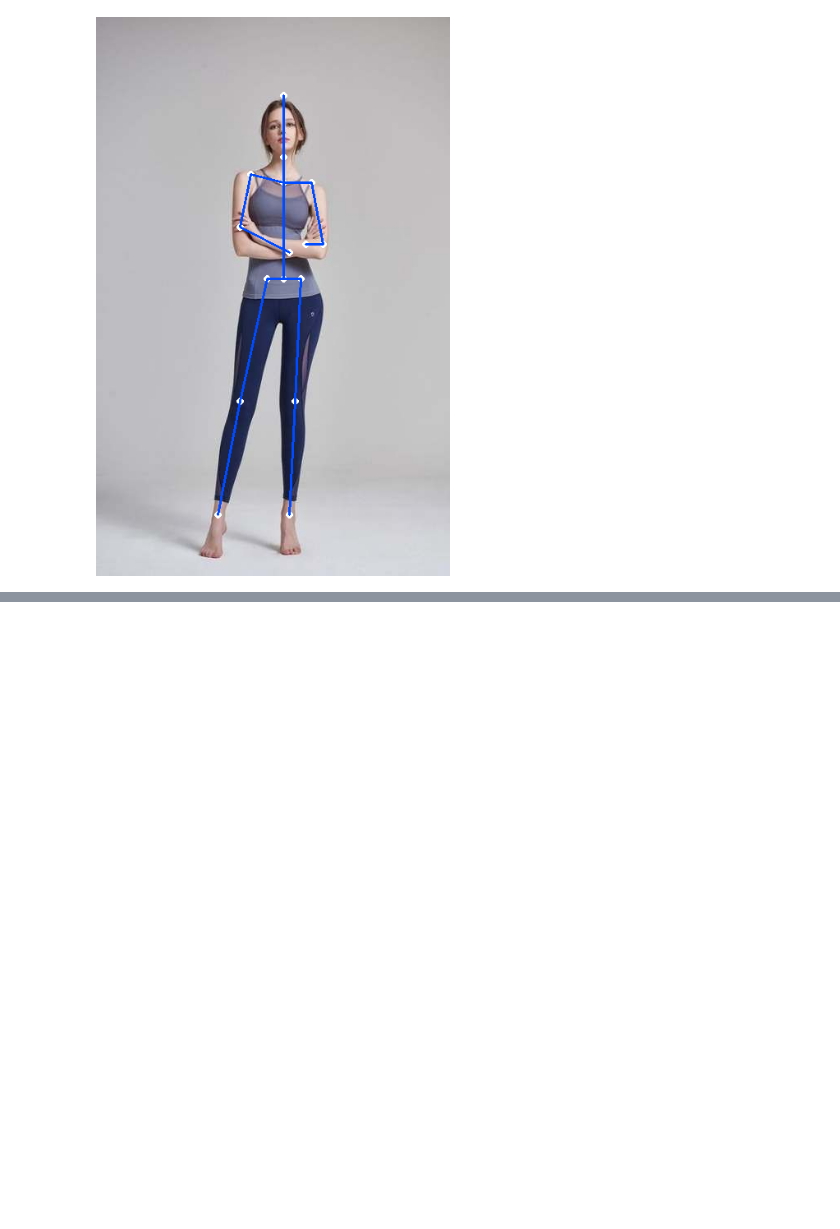
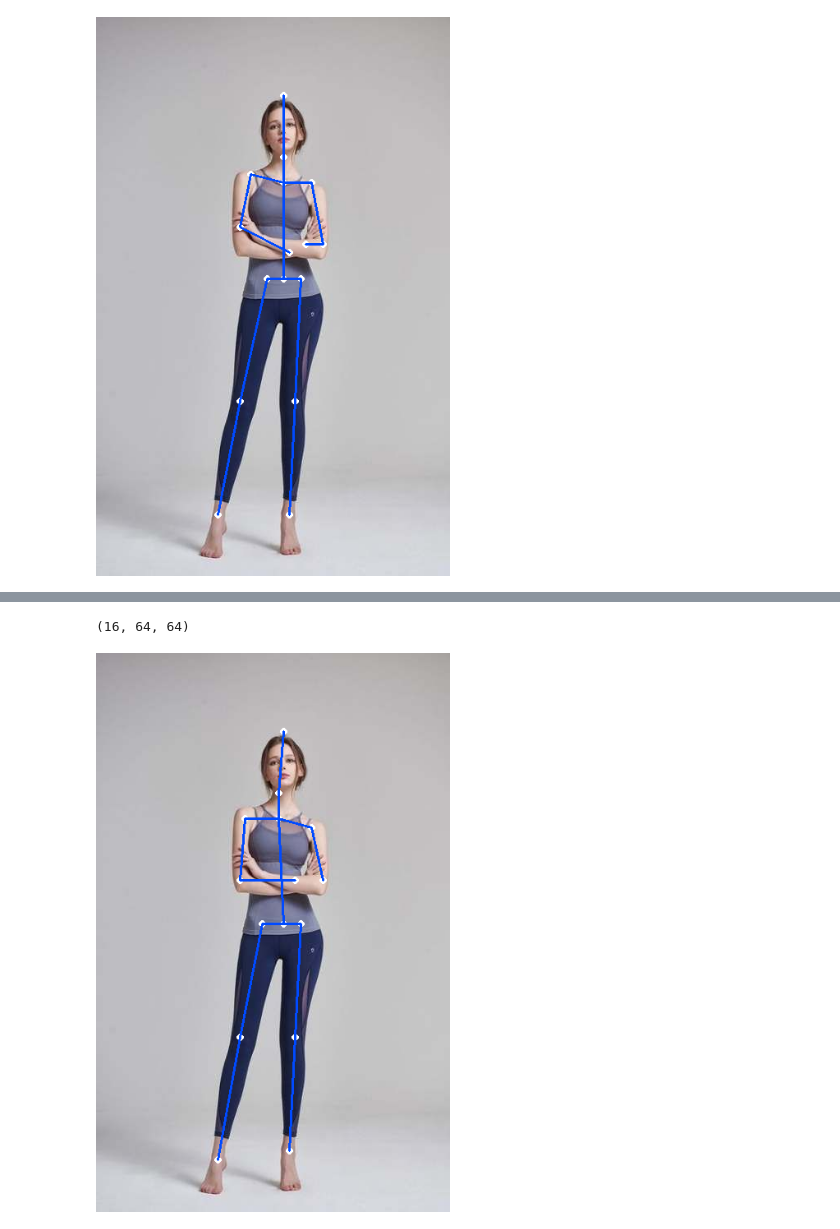
Before and after one commit to eva4p2/hpe, a Jupyter notebook: Session5-HPE.ipynb, the cells around one changed output, grey strips where cells are left out. Saved outputs shown, nothing was run; the diff lists cells and outputs as text; code cells hidden in the pictures; blank space fills up the shorter version.

Commit message:
Added code to generate points with ONNX runtime

```diff
--- a/Session5-HPE.ipynb
+++ b/Session5-HPE.ipynb
@@ -208,0 +220,47 @@ onnx.save(quantized_model, 'quantized_model_1.onnx')
+# %%
+print((ort_outs[0][0]).shape)
+# %% [output]
+(16, 64, 64)
+# %%
+THRESHOLD = 0.6
+OUT_HEIGHT, OUT_WIDTH = res.shape[1], res.shape[2]
+OUT_SHAPE = (OUT_HEIGHT, OUT_WIDTH)
+
+def get_image_with_points_connected_lines():
+    image_p = cv2.imread(IMAGE_FILE)
+    pose_layers = ort_outs[0][0]
+    key_points = list(get_keypoints(pose_layers=pose_layers))
+    is_joint_plotted = [False for i in range(len(JOINTS))]
+    for pose_pair in POSE_PAIRS:
+        from_j, to_j = pose_pair
+
+        from_thr, (from_x_j, from_y_j) = key_points[from_j]
+        to_thr, (to_x_j, to_y_j) = key_points[to_j]
+
+        IMG_HEIGHT, IMG_WIDTH, _ = image_p.shape
+
+        from_x_j, to_x_j = from_x_j * IMG_WIDTH / OUT_SHAPE[0], to_x_j * IMG_WIDTH / OUT_SHAPE[0]
+        from_y_j, to_y_j = from_y_j * IMG_HEIGHT / OUT_SHAPE[1], to_y_j * IMG_HEIGHT / OUT_SHAPE[1]
+
+        from_x_j, to_x_j = int(from_x_j), int(to_x_j)
+        from_y_j, to_y_j = int(from_y_j), int(to_y_j)
+
+        if from_thr > THRESHOLD and not is_joint_plotted[from_j]:
+            # this is a joint
+            cv2.ellipse(image_p, (from_x_j, from_y_j), (4, 4), 0, 0, 360, (255, 255, 255), cv2.FILLED)
+            is_joint_plotted[from_j] = True
+
+        if to_thr > THRESHOLD and not is_joint_plotted[to_j]:
+            # this is a joint
+            cv2.ellipse(image_p, (to_x_j, to_y_j), (4, 4), 0, 0, 360, (255, 255, 255), cv2.FILLED)
+            is_joint_plotted[to_j] = True
+
+        if from_thr > THRESHOLD and to_thr > THRESHOLD:
+            # this is a joint connection, plot a line
+            cv2.line(image_p, (from_x_j, from_y_j), (to_x_j, to_y_j), (255, 74, 0), 2)
+    return image_p
+# %%
+image_p = get_image_with_points_connected_lines()
+Image.fromarray(cv2.cvtColor(image_p, cv2.COLOR_RGB2BGR))
+# %% [output]
+[figure, added]
```
Also changed, not shown: parts of 7 cells of this notebook.
